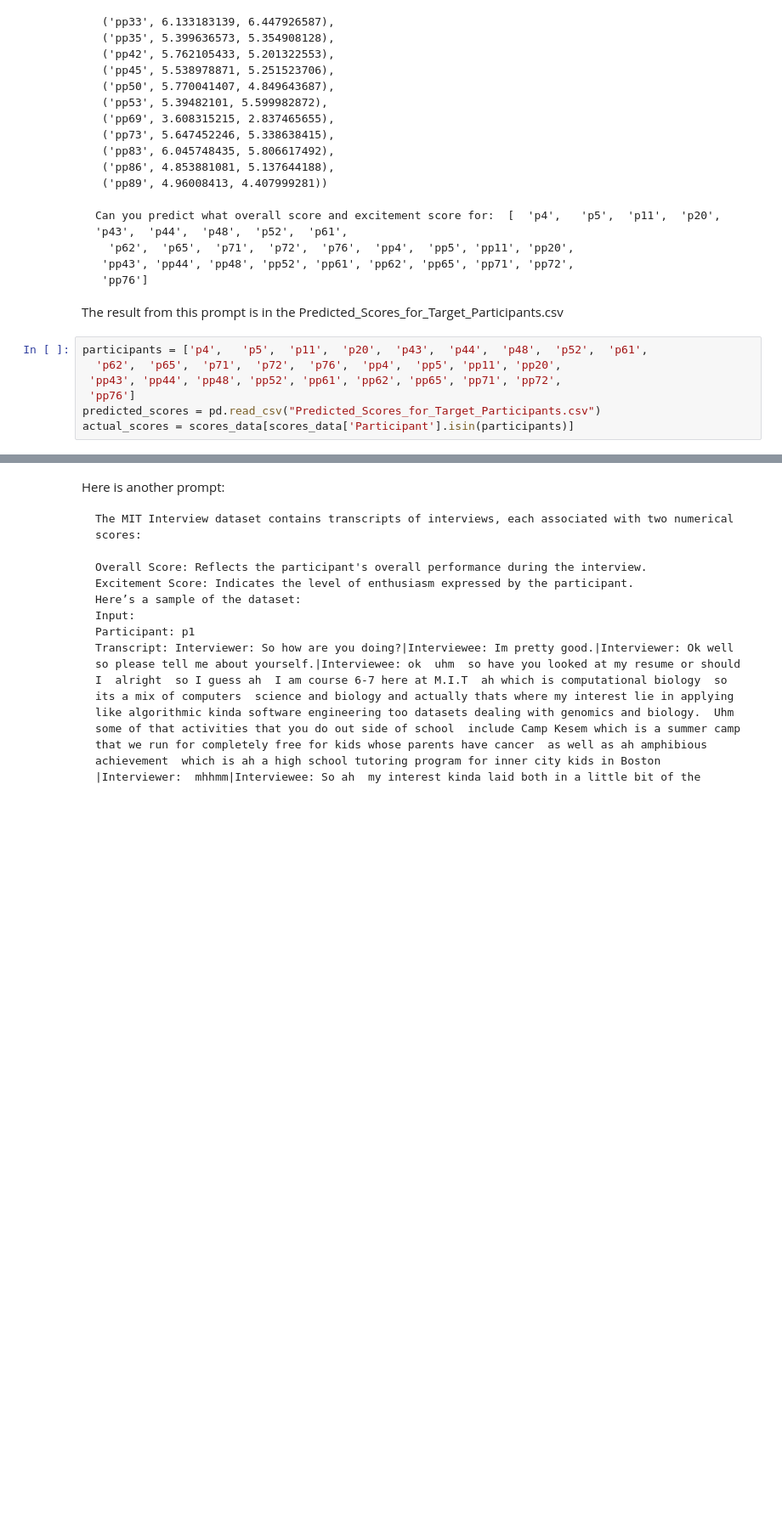
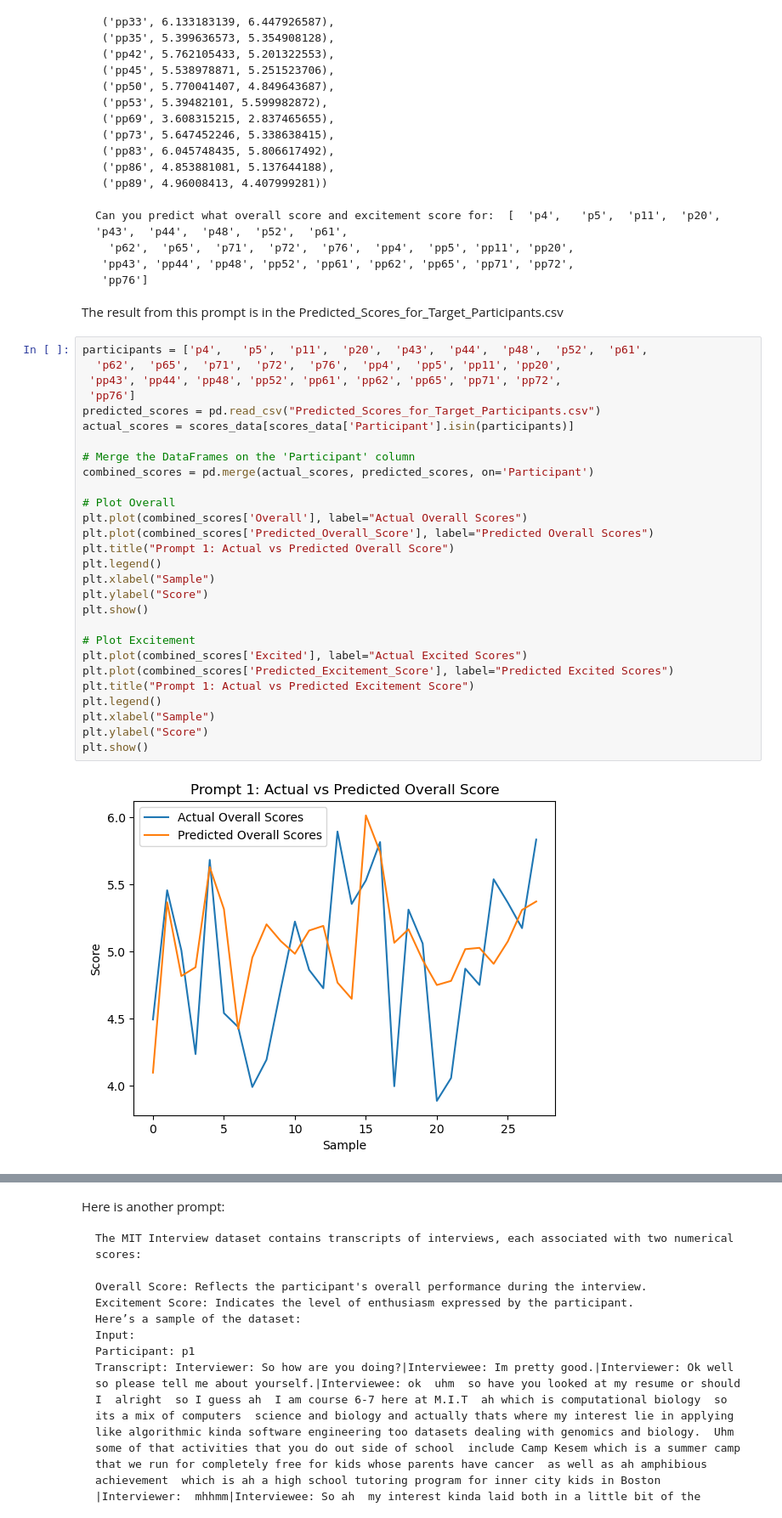
Before and after one commit to ccsterns86/CSCI5622_Team5_HW4, a Jupyter notebook: final_report.ipynb, the cells around one changed output, grey strips where cells are left out. Shown at 85% size. Saved outputs shown, nothing was run; the diff lists cells and outputs as text; blank space fills up the shorter version.

Commit message:
Added graphs

```diff
--- a/final_report.ipynb
+++ b/final_report.ipynb
@@ -876,7 +876,30 @@ The result from this prompt is in the Predicted_Scores_for_Target_Participants.c
 # %%
 participants = ['p4',   'p5',  'p11',  'p20',  'p43',  'p44',  'p48',  'p52',  'p61',
   'p62',  'p65',  'p71',  'p72',  'p76',  'pp4',  'pp5', 'pp11', 'pp20',
  'pp43', 'pp44', 'pp48', 'pp52', 'pp61', 'pp62', 'pp65', 'pp71', 'pp72',
  'pp76']
 predicted_scores = pd.read_csv("Predicted_Scores_for_Target_Participants.csv")
 actual_scores = scores_data[scores_data['Participant'].isin(participants)]
+
+# Merge the DataFrames on the 'Participant' column
+combined_scores = pd.merge(actual_scores, predicted_scores, on='Participant')
+
+# Plot Overall
+plt.plot(combined_scores['Overall'], label="Actual Overall Scores")
+plt.plot(combined_scores['Predicted_Overall_Score'], label="Predicted Overall Scores")
+plt.title("Prompt 1: Actual vs Predicted Overall Score")
+plt.legend()
+plt.xlabel("Sample")
+plt.ylabel("Score")
+plt.show()
+
+# Plot Excitement
+plt.plot(combined_scores['Excited'], label="Actual Excited Scores")
+plt.plot(combined_scores['Predicted_Excitement_Score'], label="Predicted Excited Scores")
+plt.title("Prompt 1: Actual vs Predicted Excitement Score")
+plt.legend()
+plt.xlabel("Sample")
+plt.ylabel("Score")
+plt.show()
+# %% [output]
+[figure, added]
```
Also changed, not shown: parts of 3 cells of this notebook.
